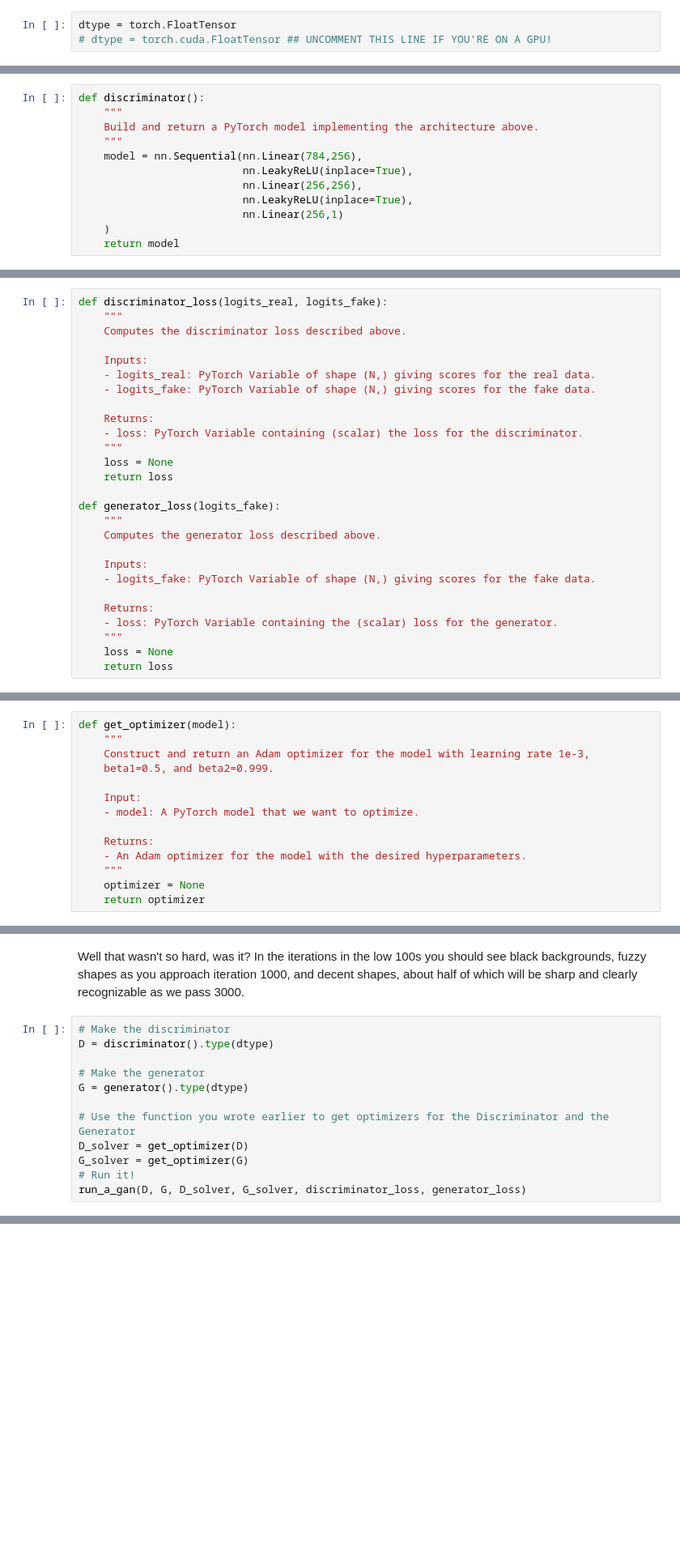
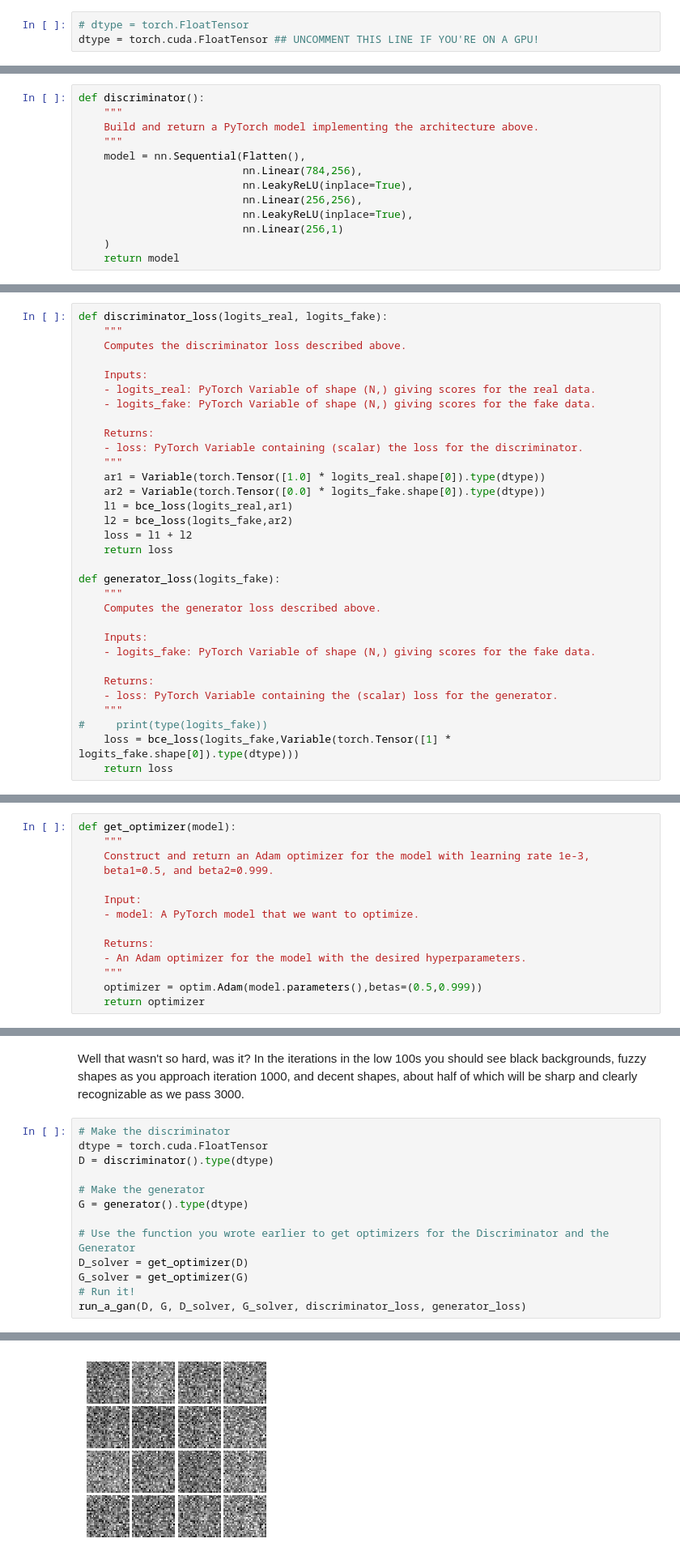
Before and after one commit to divyanshj16/cs231n, a Jupyter notebook: assignment3/GANs-PyTorch.ipynb, the cells around one changed output, grey strips where cells are left out. Shown at 81% size. Saved outputs shown, nothing was run; the diff lists cells and outputs as text; blank space fills up the shorter version.

```diff
--- a/assignment3/GANs-PyTorch.ipynb
+++ b/assignment3/GANs-PyTorch.ipynb
@@ -206,8 +206,8 @@ def initialize_weights(m):
 ## CPU / GPU
 By default all code will run on CPU. GPUs are not needed for this assignment, but will help you to train your models faster. If you do want to run the code on a GPU, then change the `dtype` variable in the following cell.
 # %%
-dtype = torch.FloatTensor
-# dtype = torch.cuda.FloatTensor ## UNCOMMENT THIS LINE IF YOU'RE ON A GPU!
+# dtype = torch.FloatTensor
+dtype = torch.cuda.FloatTensor ## UNCOMMENT THIS LINE IF YOU'RE ON A GPU!
 # %% [markdown]
 # Discriminator
 Our first step is to build a discriminator. Fill in the architecture as part of the `nn.Sequential` constructor in the function below. All fully connected layers should include bias terms. The architecture is:
@@ -225,7 +225,8 @@ def discriminator():
     """
     Build and return a PyTorch model implementing the architecture above.
     """
-    model = nn.Sequential(nn.Linear(784,256),
+    model = nn.Sequential(Flatten(),
+                          nn.Linear(784,256),
                           nn.LeakyReLU(inplace=True),
                           nn.Linear(256,256),
                           nn.LeakyReLU(inplace=True),
@@ -335,7 +336,11 @@ def discriminator_loss(logits_real, logits_fake):
     Returns:
     - loss: PyTorch Variable containing (scalar) the loss for the discriminator.
     """
-    loss = None
+    ar1 = Variable(torch.Tensor([1.0] * logits_real.shape[0]).type(dtype))
+    ar2 = Variable(torch.Tensor([0.0] * logits_fake.shape[0]).type(dtype))
+    l1 = bce_loss(logits_real,ar1)
+    l2 = bce_loss(logits_fake,ar2)
+    loss = l1 + l2
     return loss
 
 def generator_loss(logits_fake):
@@ -348,7 +353,8 @@ def generator_loss(logits_fake):
     Returns:
     - loss: PyTorch Variable containing the (scalar) loss for the generator.
     """
-    loss = None
+#     print(type(logits_fake))
+    loss = bce_loss(logits_fake,Variable(torch.Tensor([1] * logits_fake.shape[0]).type(dtype)))
     return loss
 # %% [markdown]
 Test your generator and discriminator loss. You should see errors < 1e-7.
@@ -381,7 +393,7 @@ def get_optimizer(model):
     Returns:
     - An Adam optimizer for the model with the desired hyperparameters.
     """
-    optimizer = None
+    optimizer = optim.Adam(model.parameters(),betas=(0.5,0.999))
     return optimizer
 # %% [markdown]
 # Training a GAN!
@@ -441,6 +454,7 @@ def run_a_gan(D, G, D_solver, G_solver, discriminator_loss, generator_loss, show
 Well that wasn't so hard, was it? In the iterations in the low 100s you should see black backgrounds, fuzzy shapes as you approach iteration 1000, and decent shapes, about half of which will be sharp and clearly recognizable as we pass 3000.
 # %%
 # Make the discriminator
+dtype = torch.cuda.FloatTensor
 D = discriminator().type(dtype)
 
 # Make the generator
@@ -451,3 +465,4 @@ D_solver = get_optimizer(D)
 G_solver = get_optimizer(G)
 # Run it!
 run_a_gan(D, G, D_solver, G_solver, discriminator_loss, generator_loss)
+# %% [output]
@@ -453,0 +470 @@ run_a_gan(D, G, D_solver, G_solver, discriminator_loss, generator_loss)
+[figure, added]
```
Also changed, not shown: parts of 7 cells of this notebook.
